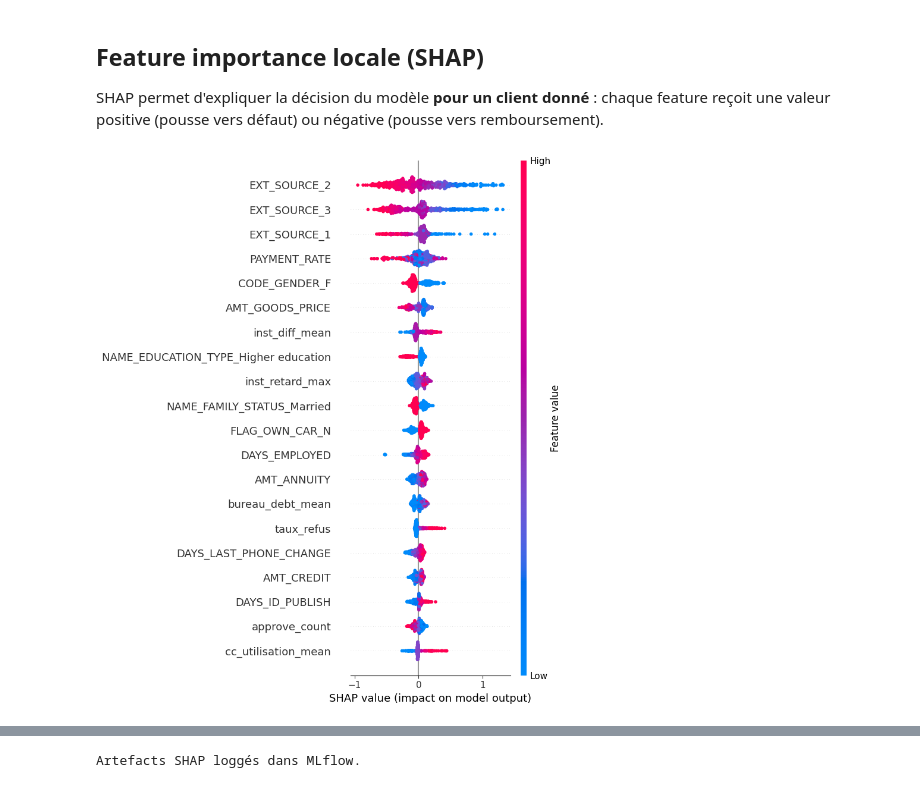
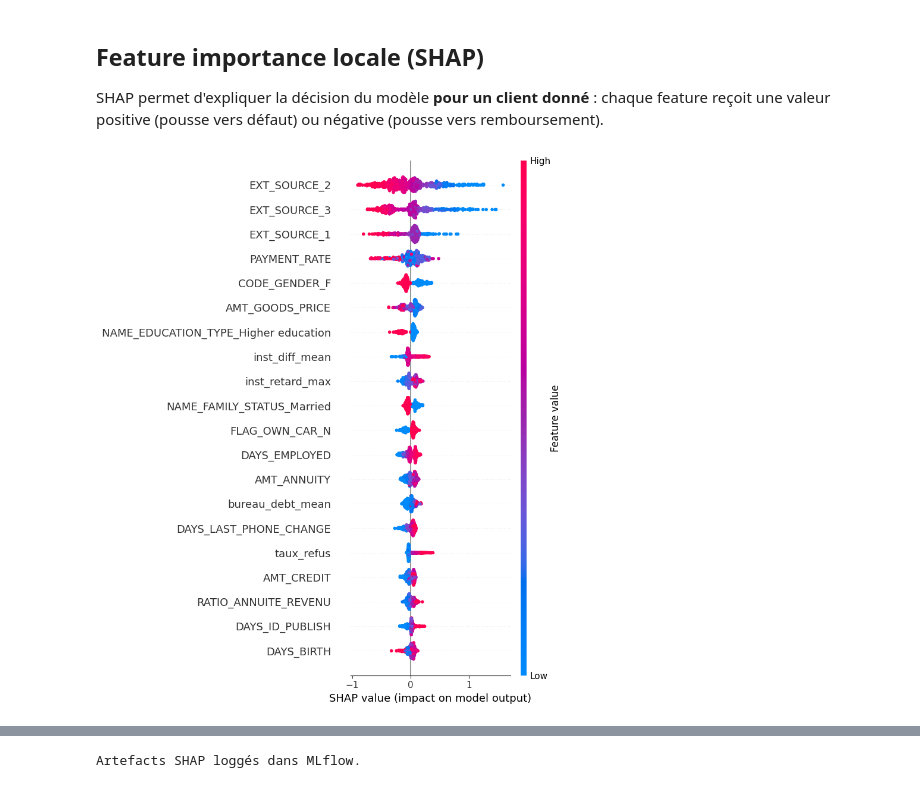
Before and after one commit to RaphaelRIVIERE/credit-scoring-mlops, a Jupyter notebook: notebooks/4_optimization.ipynb, the cells around one changed output, grey strips where cells are left out. Saved outputs shown, nothing was run; the diff lists cells and outputs as text; code cells hidden in the pictures.

```diff
--- a/notebooks/4_optimization.ipynb
+++ b/notebooks/4_optimization.ipynb
@@ -345,36 +345,36 @@ chaque feature reçoit une valeur positive (pousse vers défaut) ou négative (p
 X_val_transformed = best_pipeline.named_steps['preprocessor'].transform(X_val)
 
 # Sous-échantillon de 500 clients pour accélérer le calcul SHAP
-np.random.seed(RAMDOM_STATE)
-idx_shap = np.random.choice(len(X_val_transformed), size=500, replace=False)
+rng = np.random.default_rng(RAMDOM_STATE)
+idx_shap = rng.choice(len(X_val_transformed), size=500, replace=False)
 X_shap   = X_val_transformed[idx_shap]
 
 # Explainer SHAP pour modèles à base d'arbres
 explainer  = shap.TreeExplainer(clf)
 shap_vals  = explainer.shap_values(X_shap)
 
 # Pour la classification binaire, shap_values peut retourner une liste [classe_0, classe_1]
 if isinstance(shap_vals, list):
     shap_vals = shap_vals[1]  # classe positive = défaut de paiement
 
 base_val = explainer.expected_value
 if isinstance(base_val, (list, np.ndarray)):
     base_val = base_val[1]
 
 # Graphique beeswarm — distribution des impacts de chaque feature
 plt.figure()
 shap.summary_plot(
     shap_vals,
     X_shap,
     feature_names=all_features,
     max_display=20,
     show=False,
 )
 plt.tight_layout()
 plt.savefig('../data/processed/shap_beeswarm.png', dpi=150, bbox_inches='tight')
 plt.show()
 # %% [output]
-[figure, old version]
+[figure, new version]
 # %%
 # Probabilités de défaut sur le sous-échantillon SHAP
 y_proba_shap = y_pred_proba[idx_shap]
```
Also changed, not shown: parts of 8 cells of this notebook, 4 other files.
